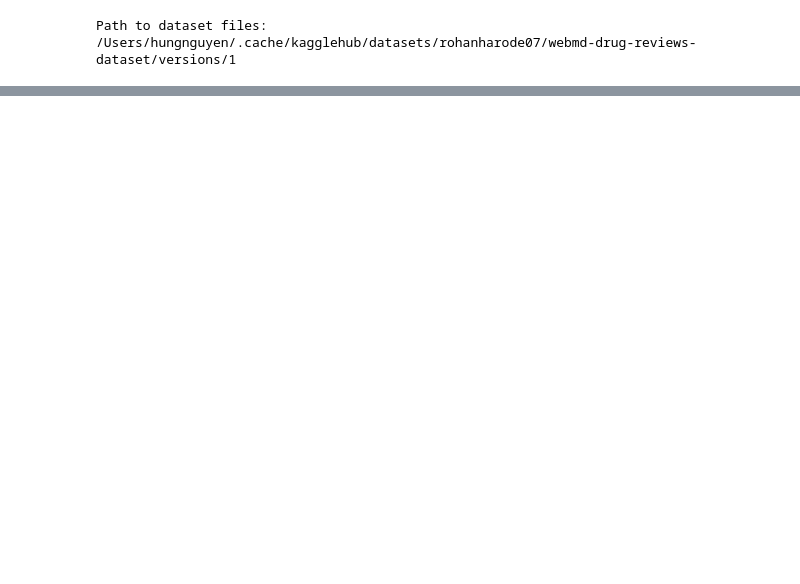
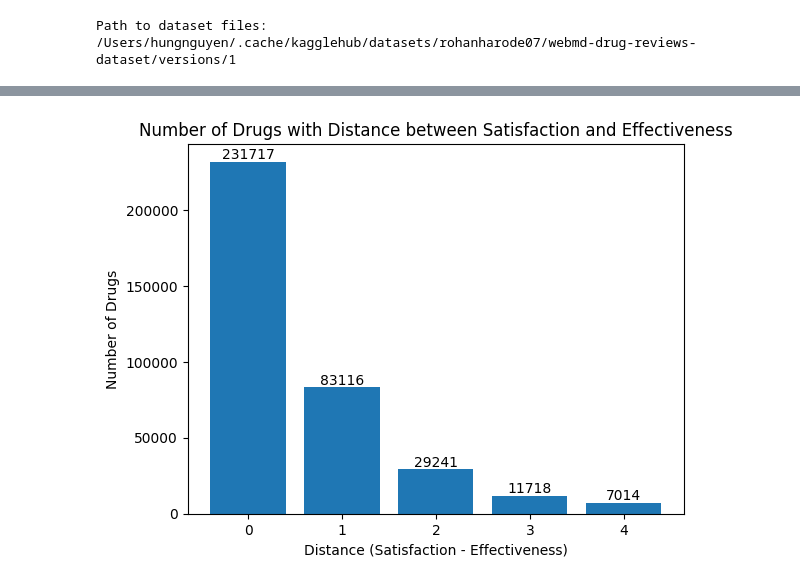
Before and after one commit to alex-nguyen97/webmd-sentiment-analysis, a Jupyter notebook: drug-analysis-roberta-3-models.ipynb, the cells around one changed output, grey strips where cells are left out. Cells and saved outputs as stored; diff of their text form; code cells hidden in the pictures; blank space fills up the shorter version.

```diff
--- a/drug-analysis-roberta-3-models.ipynb
+++ b/drug-analysis-roberta-3-models.ipynb
@@ -50,0 +51,17 @@ np.int64(214)
+# %%
+# plot the chart for the distance items with the x axis is the distance and the y axis is the number of drugs with that distance
+import matplotlib.pyplot as plt
+distance_counts = df["distance"].value_counts().sort_index()
+plt.bar(distance_counts.index, distance_counts.values)
+plt.xlabel("Distance (Satisfaction - Effectiveness)")
+plt.ylabel("Number of Drugs")
+plt.title("Number of Drugs with Distance between Satisfaction and Effectiveness")
+plt.xticks(distance_counts.index)
+
+# add the number of drugs on top of each bar
+for index, value in enumerate(distance_counts.values):
+    plt.text(distance_counts.index[index], value, str(value), ha='center', va='bottom')
+
+plt.show()
+# %% [output]
+[figure, added]
```
Also changed, not shown: parts of 12 cells of this notebook, 6 other files.
